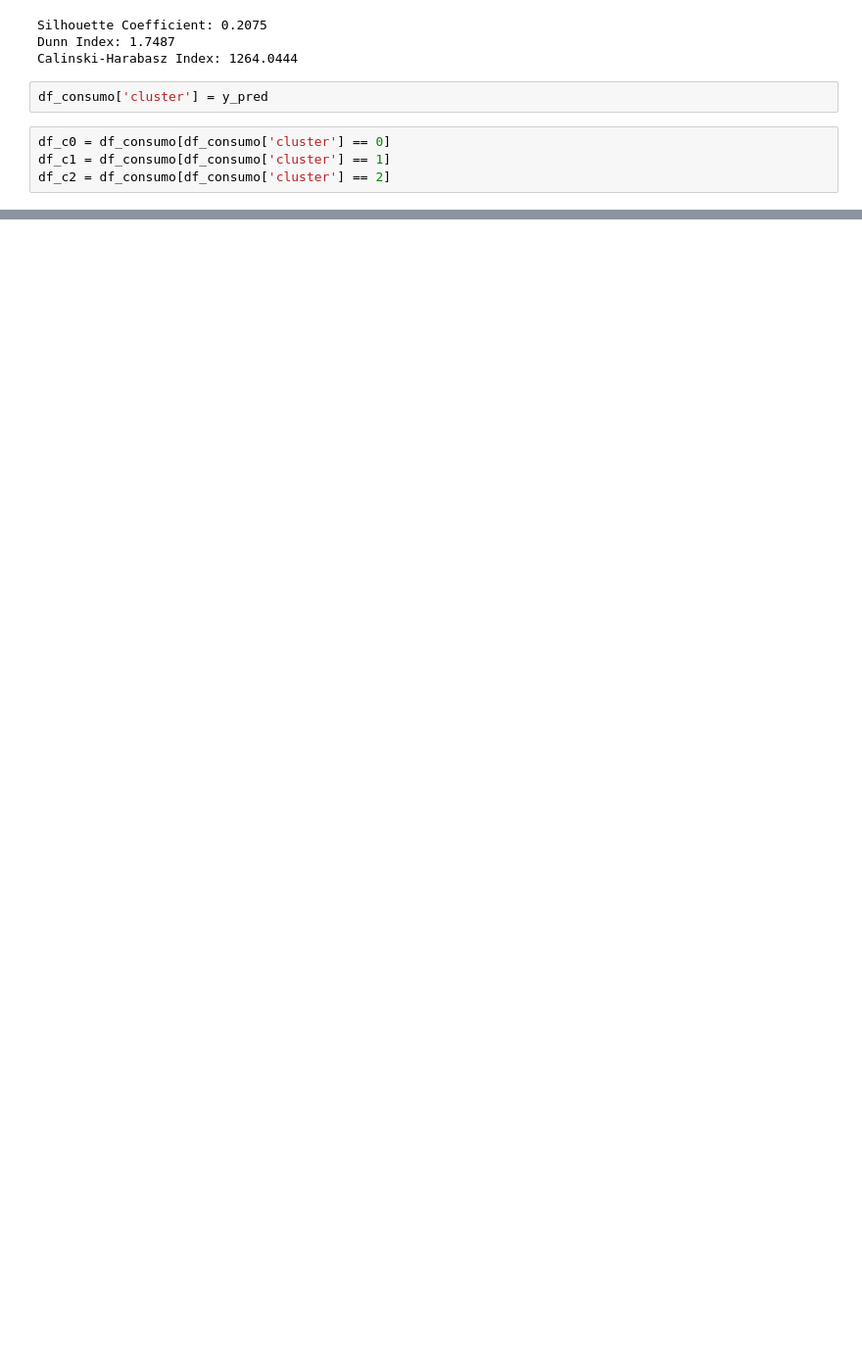
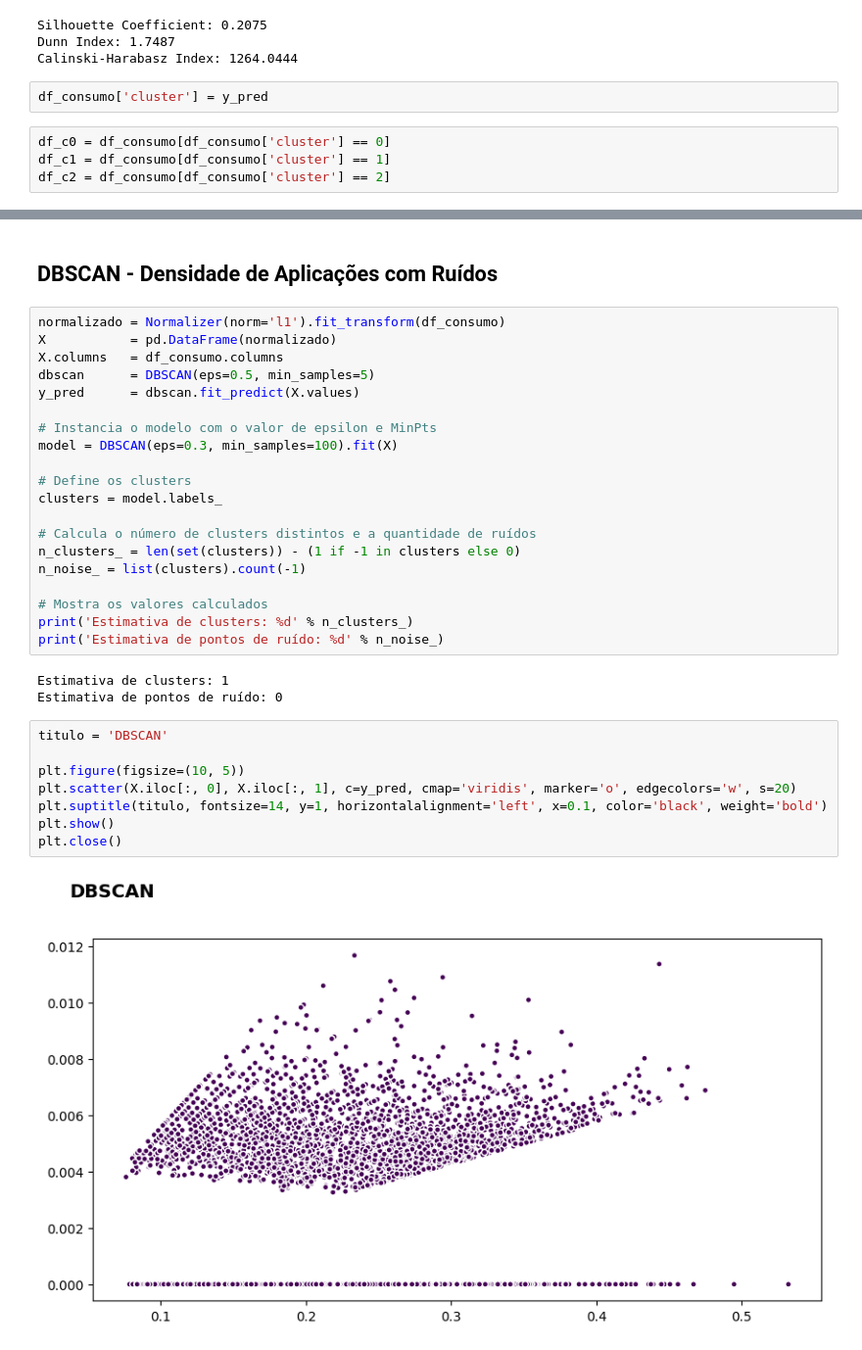
Before and after one commit to maurodomingues/Projeto_MachineLearningII, a Jupyter notebook: ML_nao_sup.ipynb, the cells around one changed output, grey strips where cells are left out. Shown: that part at 98% size. Drawn from its saved outputs; the diff is of its cells as text; blank space fills up the shorter version.

Commit message:
feat: DBSCAN
Inclusão do DBSCAN

```diff
--- a/ML_nao_sup.ipynb
+++ b/ML_nao_sup.ipynb
@@ -299,3 +302,38 @@ df_c2.describe()
 | 50% | 45.000000 | 1.000000 | 12.000000 | 1.000000 | 36.000000 | 23.000000 | 1.000000 | 12.000000 | 2.000000 | ... |
 | 75% | 57.000000 | 1.000000 | 18.000000 | 1.000000 | 46.000000 | 36.000000 | 2.000000 | 19.000000 | 2.000000 | ... |
 | max | 70.000000 | 1.000000 | 24.000000 | 3.000000 | 60.000000 | 49.000000 | 3.000000 | 24.000000 | 3.000000 | ... |
+# %% [markdown]
+## DBSCAN - Densidade de Aplicações com Ruídos
+# %%
+normalizado = Normalizer(norm='l1').fit_transform(df_consumo)
+X           = pd.DataFrame(normalizado)
+X.columns   = df_consumo.columns
+dbscan      = DBSCAN(eps=0.5, min_samples=5)
+y_pred      = dbscan.fit_predict(X.values)
+
+# Instancia o modelo com o valor de epsilon e MinPts
+model = DBSCAN(eps=0.3, min_samples=100).fit(X)
+
+# Define os clusters
+clusters = model.labels_
+
+# Calcula o número de clusters distintos e a quantidade de ruídos
+n_clusters_ = len(set(clusters)) - (1 if -1 in clusters else 0)
+n_noise_ = list(clusters).count(-1)
+
+# Mostra os valores calculados
+print('Estimativa de clusters: %d' % n_clusters_)
+print('Estimativa de pontos de ruído: %d' % n_noise_)
+# %% [output]
+Estimativa de clusters: 1
+Estimativa de pontos de ruído: 0
+# %%
+titulo = 'DBSCAN'
+
+plt.figure(figsize=(10, 5))
+plt.scatter(X.iloc[:, 0], X.iloc[:, 1], c=y_pred, cmap='viridis', marker='o', edgecolors='w', s=20)
+plt.suptitle(titulo, fontsize=14, y=1, horizontalalignment='left', x=0.1, color='black', weight='bold')
+plt.show()
+plt.close()
+# %% [output]
+[figure, added]
```
Also changed, not shown: parts of 8 cells of this notebook.
